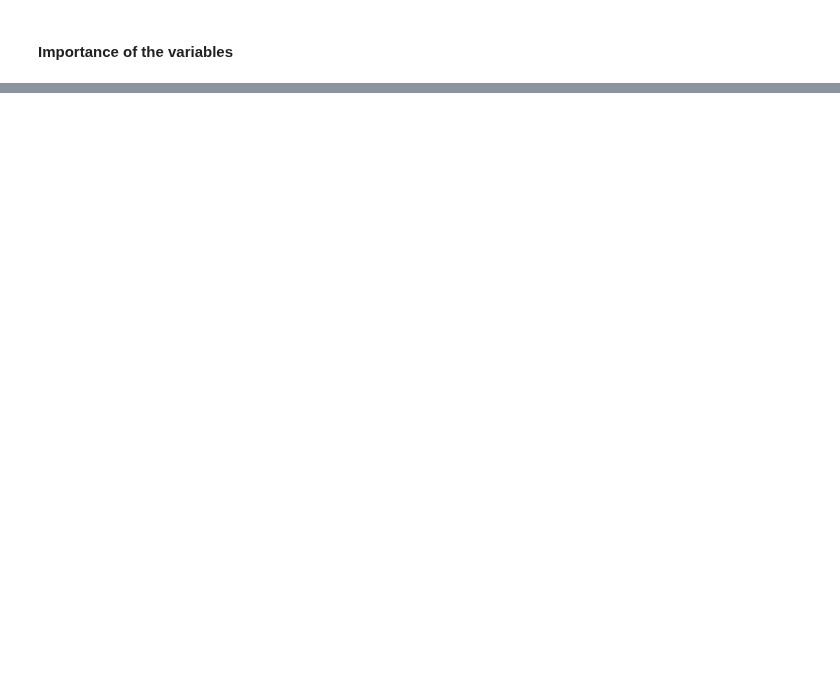
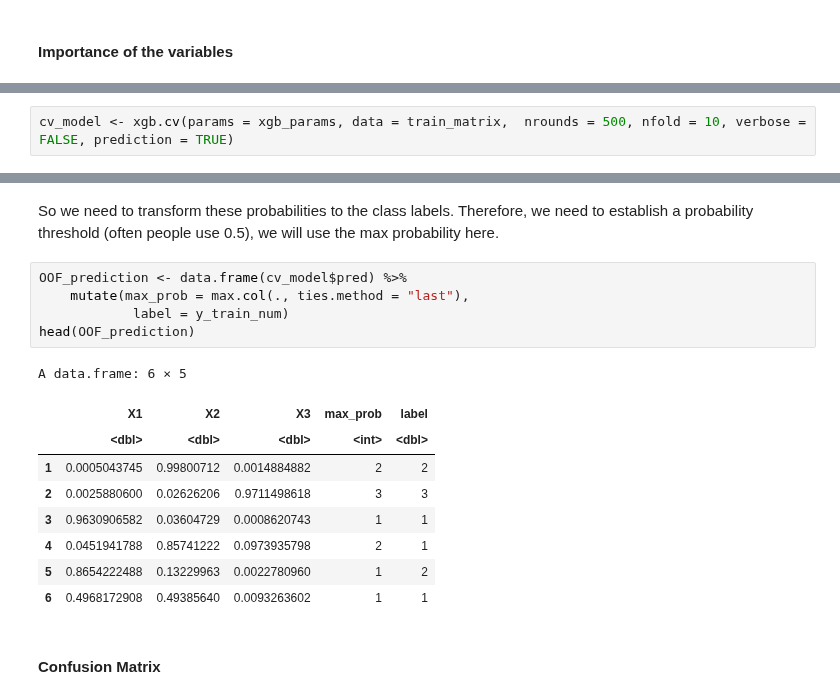
Before and after one commit to NguyenHai7120/4A-MachineLearning-Project, a Jupyter notebook: Tree_and_Forest_R.ipynb, the cells around one changed output, grey strips where cells are left out. Saved outputs shown, nothing was run; the diff lists cells and outputs as text; blank space fills up the shorter version.

```diff
--- a/Tree_and_Forest_R.ipynb
+++ b/Tree_and_Forest_R.ipynb
@@ -369,0 +401,2 @@ A matrix: 15 × 5 of type dbl
+# %%
+cv_model <- xgb.cv(params = xgb_params, data = train_matrix,  nrounds = 500, nfold = 10, verbose = FALSE, prediction = TRUE)
@@ -369,0 +417,19 @@ A matrix: 15 × 5 of type dbl
+# %% [markdown]
+So we need to transform these probabilities to the class labels. Therefore, we need to establish a probability threshold (often people use 0.5), we will use the max probability here.
+# %%
+OOF_prediction <- data.frame(cv_model$pred) %>%
+    mutate(max_prob = max.col(., ties.method = "last"),
+            label = y_train_num)
+head(OOF_prediction)
+# %% [output]
+A data.frame: 6 × 5
+|  | X1 | X2 | X3 | max_prob | label |
+|  | <dbl> | <dbl> | <dbl> | <int> | <dbl> |
+| 1 | 0.0005043745 | 0.99800712 | 0.0014884882 | 2 | 2 |
+| 2 | 0.0025880600 | 0.02626206 | 0.9711498618 | 3 | 3 |
+| 3 | 0.9630906582 | 0.03604729 | 0.0008620743 | 1 | 1 |
+| 4 | 0.0451941788 | 0.85741222 | 0.0973935798 | 2 | 1 |
+| 5 | 0.8654222488 | 0.13229963 | 0.0022780960 | 1 | 2 |
+| 6 | 0.4968172908 | 0.49385640 | 0.0093263602 | 1 | 1 |
+# %% [markdown]
+#### Confusion Matrix
```
Also changed, not shown: parts of 33 cells of this notebook, 1 other file.
